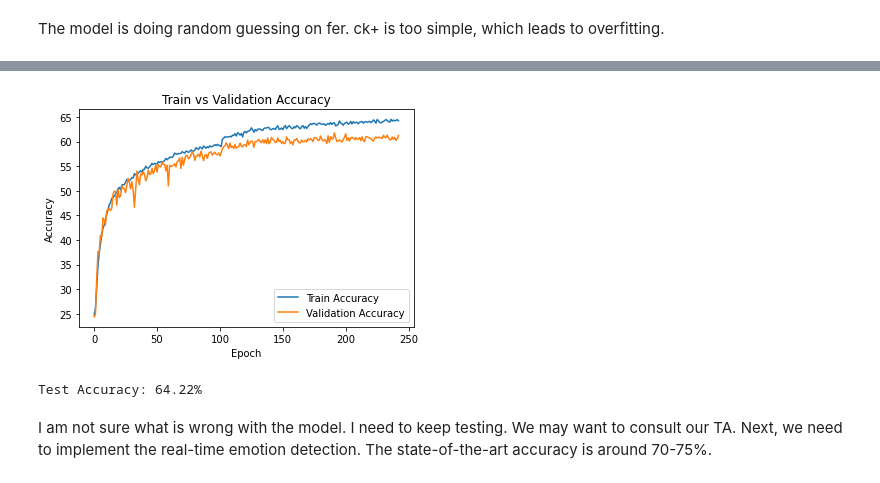
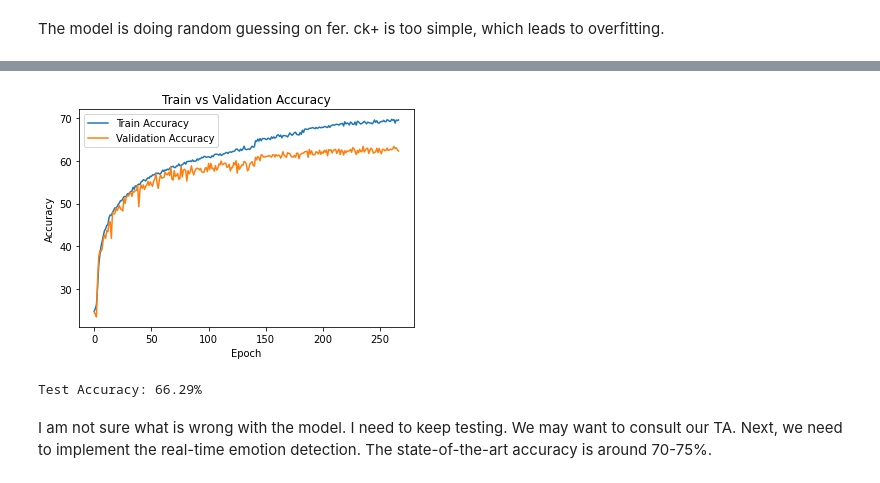
Before and after one commit to BaldurHua/ML-final, a Jupyter notebook: Final_Project.ipynb, the cells around one changed output, grey strips where cells are left out. Cells and saved outputs as stored; diff of their text form; code cells hidden in the pictures.

```diff
--- a/Final_Project.ipynb
+++ b/Final_Project.ipynb
@@ -794,10 +858,10 @@ train_transforms = T.Compose([
     T.RandomResizedCrop(48, scale=(0.8, 1.0), ratio=(0.9, 1.1)),
     T.RandomPerspective(distortion_scale=0.2, p=0.5),
     T.RandomAffine(degrees=0, translate=(0.1, 0.1)),
+
     T.ToTensor(),
     T.Normalize(mean=mean, std=std),
-    T.RandomErasing(p=0.5, scale=(0.02, 0.1))
-])
+    T.RandomErasing(p=0.5, scale=(0.02, 0.1)) ])
 
 
 t_transforms = T.Compose([
@@ -816,7 +880,7 @@ train_size = int(total_size * (1 - validation_split))
 val_size = total_size - train_size
 train_dataset, val_dataset = random_split(train_dataset, [train_size, val_size], generator=torch.Generator().manual_seed(123))
 
-fer_train_dataloader = DataLoader(train_dataset, batch_size=32, shuffle=True)
+fer_train_dataloader = DataLoader(train_dataset, batch_size=64, shuffle=True)
 fer_val_dataloader = DataLoader(val_dataset, batch_size=32, shuffle=False)
 fer_test_dataloader = DataLoader(test_dataset, batch_size=32, shuffle=False)
 # %%
@@ -838,7 +902,7 @@ val_acc= []
 
 num_epoch = 500 # high epoch for early stopping
 best_val_accuracy = 0
-patience = 50 # Num of epoch of no improvement in val_acc
+patience = 30 # Num of epoch of no improvement in val_acc
 
 for epoch in range(num_epoch):
     model.train()
@@ -883,7 +947,7 @@ for epoch in range(num_epoch):
     if val_accuracy > best_val_accuracy:
         best_val_accuracy = val_accuracy
         best_epoch = epoch
-        torch.save(model.state_dict(), 'ResInceptionNet.pth')
+        torch.save(model.state_dict(), 'ResInceptionNet3.pth')
         early_stopping_counter = 0
     else:
         early_stopping_counter += 1
@@ -925,7 +989,7 @@ Training completed. Best Validation Accuracy: 61.76%
-[figure, old version]
+[figure, new version]
 # %%
 model = ResInceptionNet()
-model.load_state_dict(torch.load('ResInceptionNet.pth'))
+model.load_state_dict(torch.load('ResInceptionNet3.pth'))
 
 model.eval()
 model.to(device)
@@ -946,7 +1010,7 @@ with torch.no_grad():
 test_accuracy = 100 * correct_test / total_test
 print(f'Test Accuracy: {test_accuracy:.2f}%')
 # %% [output]
-Test Accuracy: 64.22%
+Test Accuracy: 66.29%
 # %% [markdown]
 I am not sure what is wrong with the model. I need to keep testing. We may want to consult our TA. Next, we need to implement the real-time emotion detection.
 The state-of-the-art accuracy is around 70-75%.
```
Also changed, not shown: parts of 2 cells of this notebook, 1 other file.
